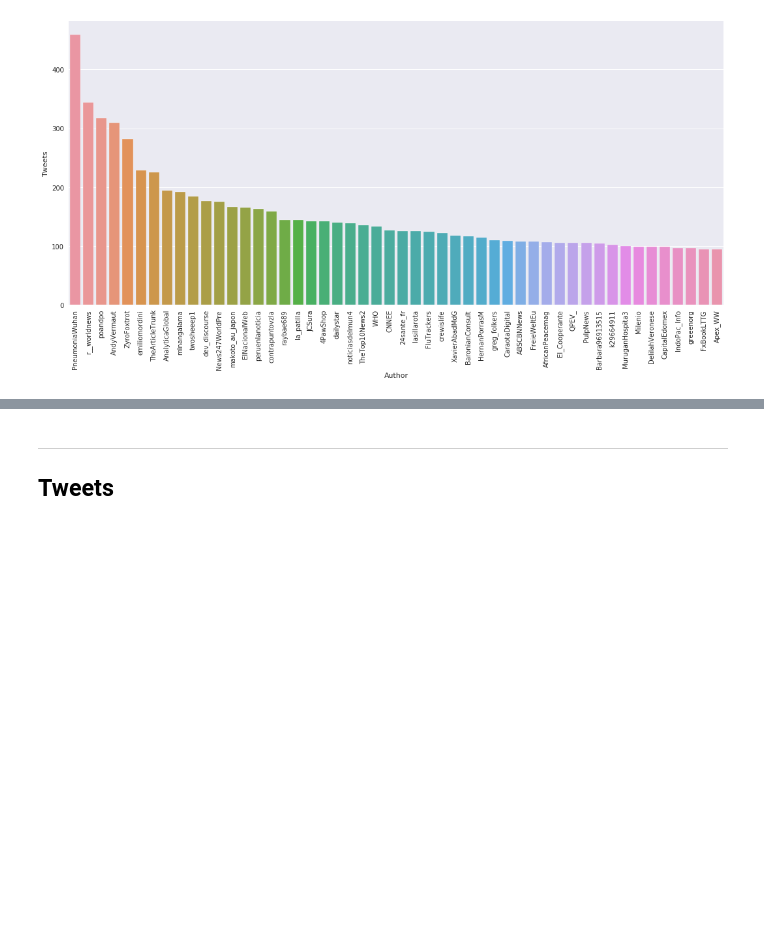
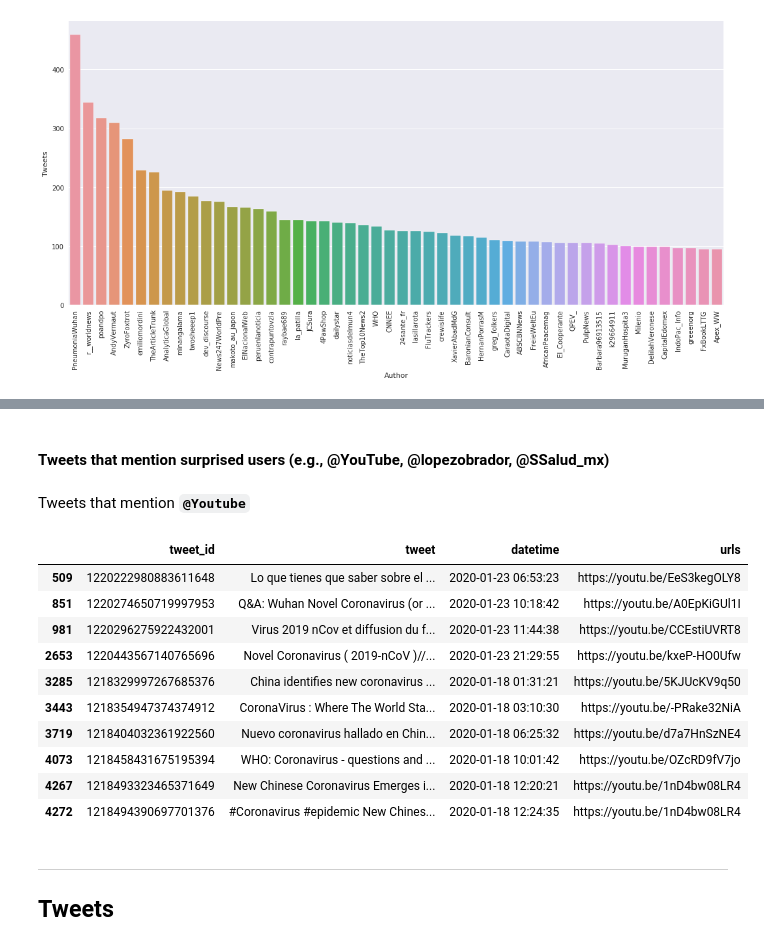
Before and after one commit to social-link-analytics-group-bsc/tw_coronavirus, a Jupyter notebook: corona_virus.ipynb, the cells around one changed output, grey strips where cells are left out. Cells and saved outputs as stored; diff of their text form; code cells hidden in the pictures; blank space fills up the shorter version.

```diff
--- a/corona_virus.ipynb
+++ b/corona_virus.ipynb
@@ -147,3 +213,21 @@ plt.show()
+# %% [markdown]
+#### Tweets that mention surprised users (e.g., @YouTube, @lopezobrador, @SSalud_mx)
+# %% [markdown]
+Tweets that mention **`@Youtube`**
+# %%
+tweets[tweets['mentions'].isin(['@YouTube'])][['tweet_id', 'tweet', 'datetime', 'urls']].head(10)
+# %% [output]
+|  | tweet_id | tweet | datetime | urls |
+| 509 | 1220222980883611648 | Lo que tienes que saber sobre el ... | 2020-01-23 06:53:23 | https://youtu.be/EeS3kegOLY8 |
+| 851 | 1220274650719997953 | Q&A: Wuhan Novel Coronavirus (or ... | 2020-01-23 10:18:42 | https://youtu.be/A0EpKiGUl1I |
+| 981 | 1220296275922432001 | Virus 2019 nCov et diffusion du f... | 2020-01-23 11:44:38 | https://youtu.be/CCEstiUVRT8 |
+| 2653 | 1220443567140765696 | Novel Coronavirus ( 2019-nCoV )//... | 2020-01-23 21:29:55 | https://youtu.be/kxeP-HO0Ufw |
+| 3285 | 1218329997267685376 | China identifies new coronavirus ... | 2020-01-18 01:31:21 | https://youtu.be/5KJUcKV9q50 |
+| 3443 | 1218354947374374912 | CoronaVirus : Where The World Sta... | 2020-01-18 03:10:30 | https://youtu.be/-PRake32NiA |
+| 3719 | 1218404032361922560 | Nuevo coronavirus hallado en Chin... | 2020-01-18 06:25:32 | https://youtu.be/d7a7HnSzNE4 |
+| 4073 | 1218458431675195394 | WHO: Coronavirus - questions and ... | 2020-01-18 10:01:42 | https://youtu.be/OZcRD9fV7jo |
+| 4267 | 1218493323465371649 | New Chinese Coronavirus Emerges i... | 2020-01-18 12:20:21 | https://youtu.be/1nD4bw08LR4 |
+| 4272 | 1218494390697701376 | #Coronavirus #epidemic New Chines... | 2020-01-18 12:24:35 | https://youtu.be/1nD4bw08LR4 |
 # %% [markdown]
 ---
 ## Tweets
```
Also changed, not shown: parts of 12 cells of this notebook.
